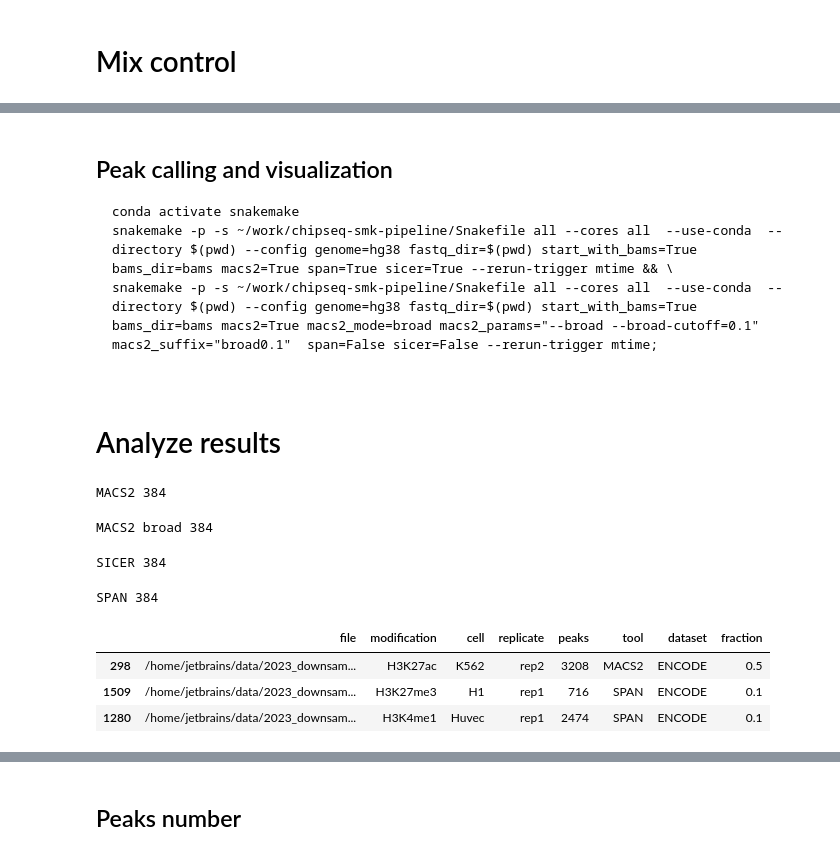
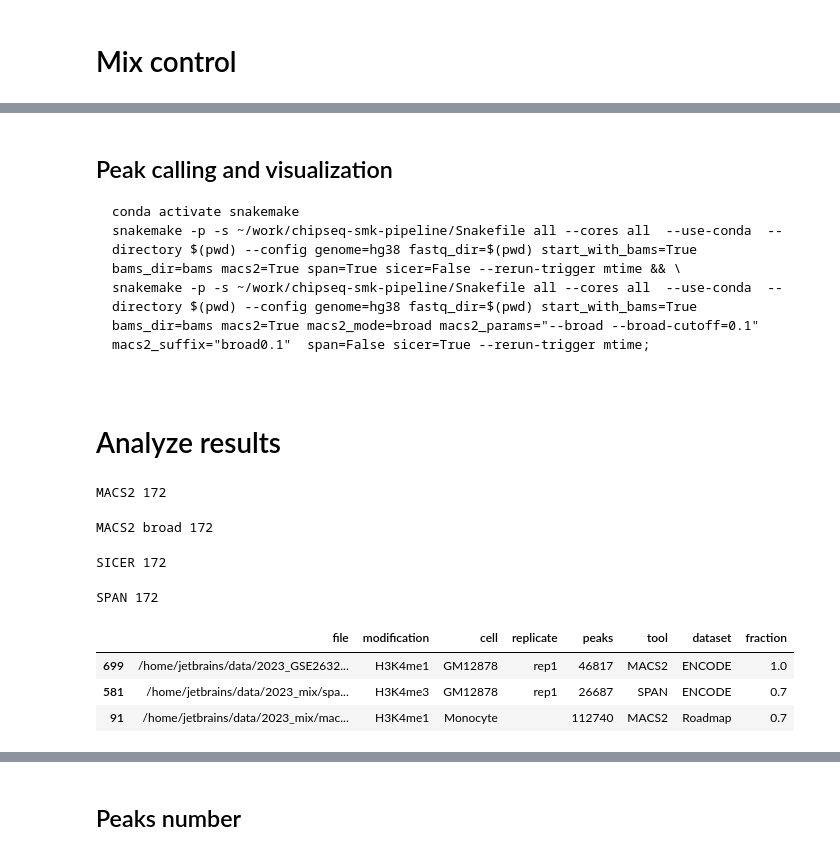
Before and after one commit to JetBrains-Research/peak-callers-analysis, a Jupyter notebook: 2023 - downsample_mix.ipynb, the cells around one changed output, grey strips where cells are left out. Drawn from its saved outputs; the diff is of its cells as text; code cells hidden in the pictures.

````diff
--- a/2023 - downsample_mix.ipynb
+++ b/2023 - downsample_mix.ipynb
@@ -502,46 +419,50 @@ Mixing
 
 ```
 conda activate snakemake
-snakemake -p -s ~/work/chipseq-smk-pipeline/Snakefile all --cores all  --use-conda  --directory $(pwd) --config genome=hg38 fastq_dir=$(pwd) start_with_bams=True bams_dir=bams macs2=True span=True sicer=True --rerun-trigger mtime && \
-snakemake -p -s ~/work/chipseq-smk-pipeline/Snakefile all --cores all  --use-conda  --directory $(pwd) --config genome=hg38 fastq_dir=$(pwd) start_with_bams=True bams_dir=bams macs2=True macs2_mode=broad macs2_params="--broad --broad-cutoff=0.1" macs2_suffix="broad0.1"  span=False sicer=False --rerun-trigger mtime;
+snakemake -p -s ~/work/chipseq-smk-pipeline/Snakefile all --cores all  --use-conda  --directory $(pwd) --config genome=hg38 fastq_dir=$(pwd) start_with_bams=True bams_dir=bams macs2=True span=True sicer=False --rerun-trigger mtime && \
+snakemake -p -s ~/work/chipseq-smk-pipeline/Snakefile all --cores all  --use-conda  --directory $(pwd) --config genome=hg38 fastq_dir=$(pwd) start_with_bams=True bams_dir=bams macs2=True macs2_mode=broad macs2_params="--broad --broad-cutoff=0.1" macs2_suffix="broad0.1"  span=False sicer=True --rerun-trigger mtime;
 
 ```
 # %% [markdown]
 # Analyze results
 # %%
-! mkdir -p {DOWNSAMPLE_DIR}/original_chr1
-downsampled_peaks_df = load_peaks_path(DOWNSAMPLE_DIR, MODIFICATIONS, GSE26320_CELLS + IMMUNE_CELLS, GSE26320_REPS + IMMUNE_REPS)
-downsampled_peaks_df['dataset'] = 'ENCODE'
-downsampled_peaks_df.loc[downsampled_peaks_df['cell'].isin(IMMUNE_CELLS), 'dataset'] = 'Roadmap'
-downsampled_peaks_df['fraction'] = 0
-for fraction in DOWNSAMPLE_FRACTIONS:
-    downsampled_peaks_df.loc[(downsampled_peaks_df['file'].str.contains(f'_{fraction}_')) |
-                             (downsampled_peaks_df['file'].str.contains(f'_{fraction}-')), 'fraction'] = fraction
+! mkdir -p {MIX_DIR}/original_chr1
 
-# Processing original files
-t = df_peaks[(df_peaks['cell'].isin(downsampled_peaks_df['cell'].unique())) &
-             (df_peaks['replicate'].isin(downsampled_peaks_df['replicate'].unique()))][[
+mixed_peaks_df = load_peaks_path(MIX_DIR, MODIFICATIONS, GSE26320_CELLS + IMMUNE_CELLS, GSE26320_REPS + IMMUNE_REPS)
+mixed_peaks_df['dataset'] = 'ENCODE'
+mixed_peaks_df.loc[mixed_peaks_df['cell'].isin(IMMUNE_CELLS), 'dataset'] = 'Roadmap'
+mixed_peaks_df['fraction'] = 0
+for fraction in MIX_SIGNAL_FRACTIONS:
+    mixed_peaks_df.loc[(mixed_peaks_df['file'].str.contains(f'_{fraction}_')) |
+                       (mixed_peaks_df['file'].str.contains(f'_{fraction}-')), 'fraction'] = fraction
+t = df_peaks[(df_peaks['cell'].isin(mixed_peaks_df['cell'].unique())) &
+             (df_peaks['replicate'].isin(mixed_peaks_df['replicate'].unique()))][[
     'file', 'modification', 'cell', 'replicate', 'peaks', 'tool', 'dataset']].copy()
 t['fraction'] = 1.0
-chr1_files = []
-chr1_peaks = []
-for file in tqdm(t['file']):
-    chr1_file = f'{DOWNSAMPLE_DIR}/original_chr1/{os.path.basename(file)}'
-    if not os.path.exists(chr1_file):
-        tab = '\t'
-        ! cat {file} | grep "chr1{tab}" > {chr1_file}
-    chr1_files.append(chr1_file)
-    chr1_peaks.append(lines(chr1_file))
-t['file'] = chr1_files
-t['peaks'] = chr1_peaks
-downsampled_peaks_df = pd.concat([downsampled_peaks_df, t]).reset_index(drop=True)
-downsampled_peaks_df.sample(3)
+# Processing original files
+t = df_peaks[(df_peaks['cell'].isin(mixed_peaks_df['cell'].unique())) &
+             (df_peaks['replicate'].isin(mixed_peaks_df['replicate'].unique()))][[
+    'file', 'modification', 'cell', 'replicate', 'peaks', 'tool', 'dataset']].copy()
+t['fraction'] = 1.0
+# chr1_files = []
+# chr1_peaks = []
+# for file in tqdm(t['file']):
+#     chr1_file = f'{MIX_DIR}/original_chr1/{os.path.basename(file)}'
+#     if not os.path.exists(chr1_file):
+#         tab = '\t'
+#         ! cat {file} | grep "chr1{tab}" > {chr1_file}
+#     chr1_files.append(chr1_file)
+#     chr1_peaks.append(lines(chr1_file))
+# t['file'] = chr1_files
+# t['peaks'] = chr1_peaks
+mixed_peaks_df = pd.concat([mixed_peaks_df, t]).reset_index(drop=True)
+mixed_peaks_df.sample(3)
 # %% [output]
-MACS2 384
+MACS2 172
-MACS2 broad 384
+MACS2 broad 172
-SICER 384
+SICER 172
-SPAN 384
+SPAN 172
 |  | file | modification | cell | replicate | peaks | tool | dataset | fraction |
-| 298 | /home/jetbrains/data/2023_downsam... | H3K27ac | K562 | rep2 | 3208 | MACS2 | ENCODE | 0.5 |
-| 1509 | /home/jetbrains/data/2023_downsam... | H3K27me3 | H1 | rep1 | 716 | SPAN | ENCODE | 0.1 |
-| 1280 | /home/jetbrains/data/2023_downsam... | H3K4me1 | Huvec | rep1 | 2474 | SPAN | ENCODE | 0.1 |
+| 699 | /home/jetbrains/data/2023_GSE2632... | H3K4me1 | GM12878 | rep1 | 46817 | MACS2 | ENCODE | 1.0 |
+| 581 | /home/jetbrains/data/2023_mix/spa... | H3K4me3 | GM12878 | rep1 | 26687 | SPAN | ENCODE | 0.7 |
+| 91 | /home/jetbrains/data/2023_mix/mac... | H3K4me1 | Monocyte |  | 112740 | MACS2 | Roadmap | 0.7 |
````
Also changed, not shown: parts of 29 cells of this notebook.
